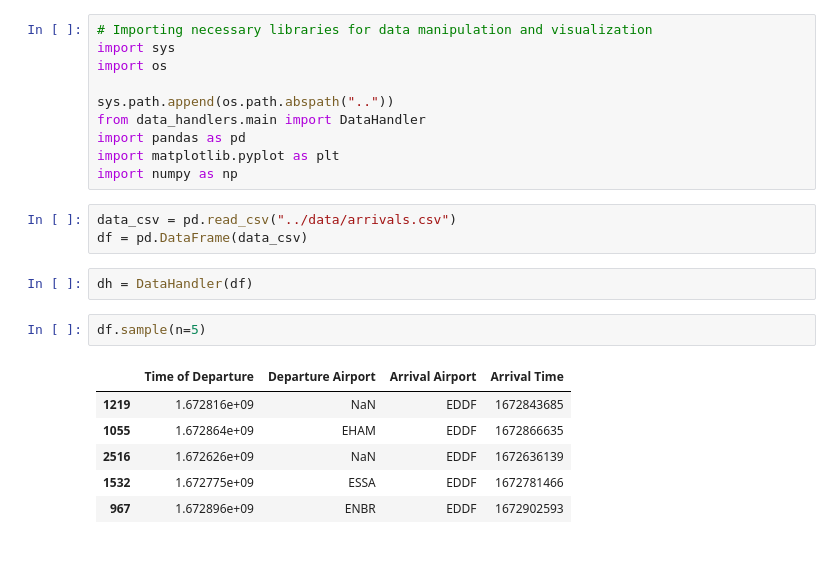
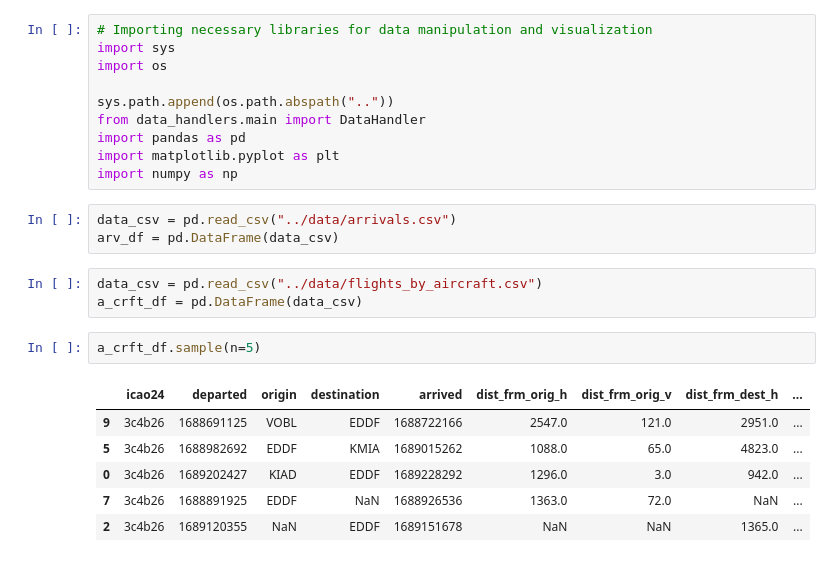
Before and after one commit to steven-midgley/project_one, a Jupyter notebook: notebooks/arrivals.ipynb, the cells around one changed output. Cells and saved outputs as stored; diff of their text form.

```diff
--- a/notebooks/arrivals.ipynb
+++ b/notebooks/arrivals.ipynb
@@ -10,15 +10,16 @@ import matplotlib.pyplot as plt
 import numpy as np
 # %%
 data_csv = pd.read_csv("../data/arrivals.csv")
-df = pd.DataFrame(data_csv)
+arv_df = pd.DataFrame(data_csv)
-# %%
-dh = DataHandler(df)
+# %%
+data_csv = pd.read_csv("../data/flights_by_aircraft.csv")
+a_crft_df = pd.DataFrame(data_csv)
 # %%
-df.sample(n=5)
+a_crft_df.sample(n=5)
 # %% [output]
-|  | Time of Departure | Departure Airport | Arrival Airport | Arrival Time |
-| 1219 | 1.672816e+09 | NaN | EDDF | 1672843685 |
-| 1055 | 1.672864e+09 | EHAM | EDDF | 1672866635 |
-| 2516 | 1.672626e+09 | NaN | EDDF | 1672636139 |
-| 1532 | 1.672775e+09 | ESSA | EDDF | 1672781466 |
-| 967 | 1.672896e+09 | ENBR | EDDF | 1672902593 |
+|  | icao24 | departed | origin | destination | arrived | dist_frm_orig_h | dist_frm_orig_v | dist_frm_dest_h | ... |
+| 9 | 3c4b26 | 1688691125 | VOBL | EDDF | 1688722166 | 2547.0 | 121.0 | 2951.0 | ... |
+| 5 | 3c4b26 | 1688982692 | EDDF | KMIA | 1689015262 | 1088.0 | 65.0 | 4823.0 | ... |
+| 0 | 3c4b26 | 1689202427 | KIAD | EDDF | 1689228292 | 1296.0 | 3.0 | 942.0 | ... |
+| 7 | 3c4b26 | 1688891925 | EDDF | NaN | 1688926536 | 1363.0 | 72.0 | NaN | ... |
+| 2 | 3c4b26 | 1689120355 | NaN | EDDF | 1689151678 | NaN | NaN | 1365.0 | ... |
```
Also changed, not shown: parts of 11 cells of this notebook, 9 other files.
